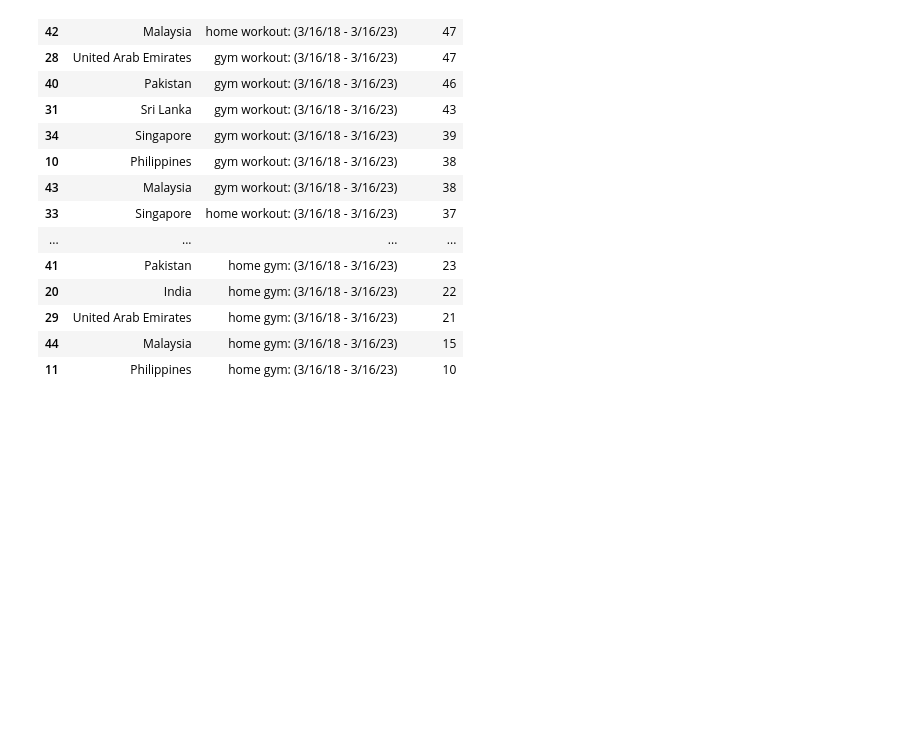
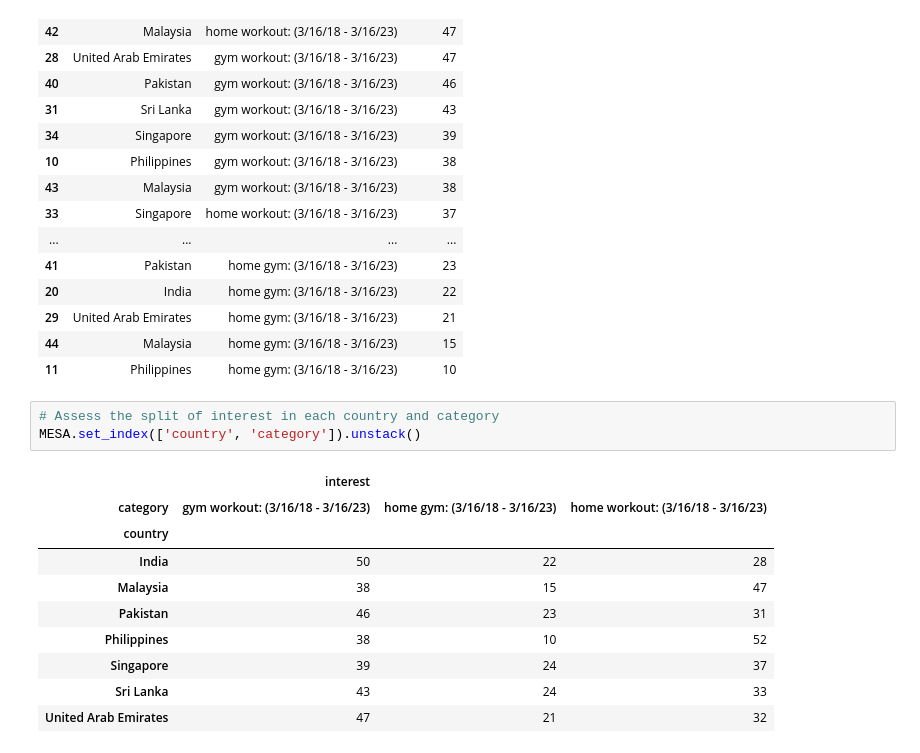
Before and after one commit to JeremyTallant/market_analysis, a Jupyter notebook: product_management.ipynb, the cells around one changed output. Drawn from its saved outputs; the diff is of its cells as text; blank space fills up the shorter version.

Commit message:
split the interest in each country and category

```diff
--- a/product_management.ipynb
+++ b/product_management.ipynb
@@ -145,3 +145,17 @@ MESA
 | 29 | United Arab Emirates | home gym: (3/16/18 - 3/16/23) | 21 |
 | 44 | Malaysia | home gym: (3/16/18 - 3/16/23) | 15 |
 | 11 | Philippines | home gym: (3/16/18 - 3/16/23) | 10 |
+# %%
+# Assess the split of interest in each country and category
+MESA.set_index(['country', 'category']).unstack()
+# %% [output]
+|  | interest |  |  |
+| category | gym workout: (3/16/18 - 3/16/23) | home gym: (3/16/18 - 3/16/23) | home workout: (3/16/18 - 3/16/23) |
+| country |  |  |  |
+| India | 50 | 22 | 28 |
+| Malaysia | 38 | 15 | 47 |
+| Pakistan | 46 | 23 | 31 |
+| Philippines | 38 | 10 | 52 |
+| Singapore | 39 | 24 | 37 |
+| Sri Lanka | 43 | 24 | 33 |
+| United Arab Emirates | 47 | 21 | 32 |
```
